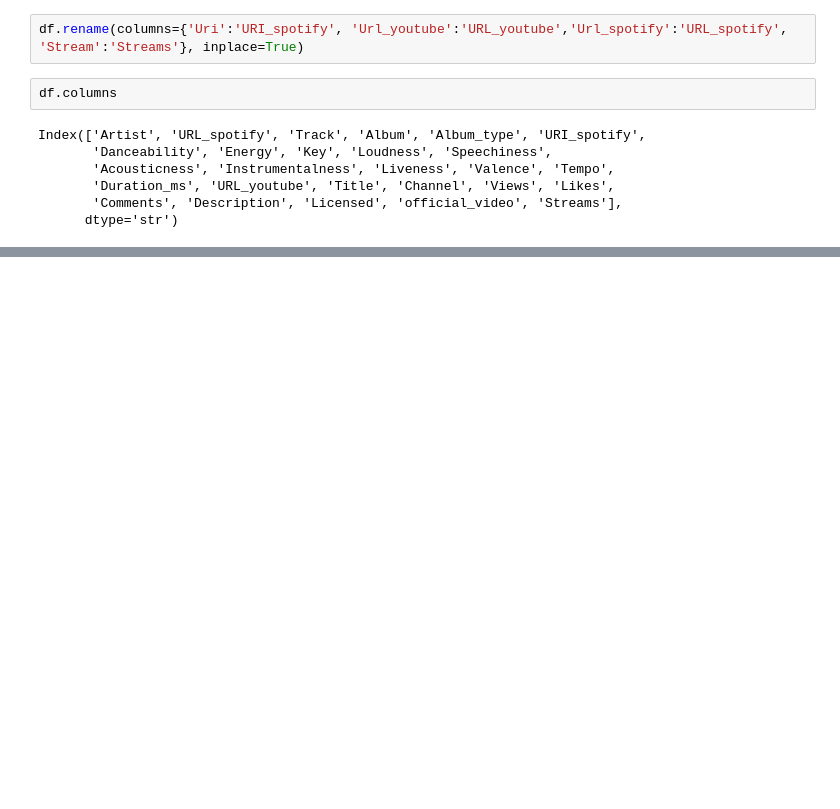
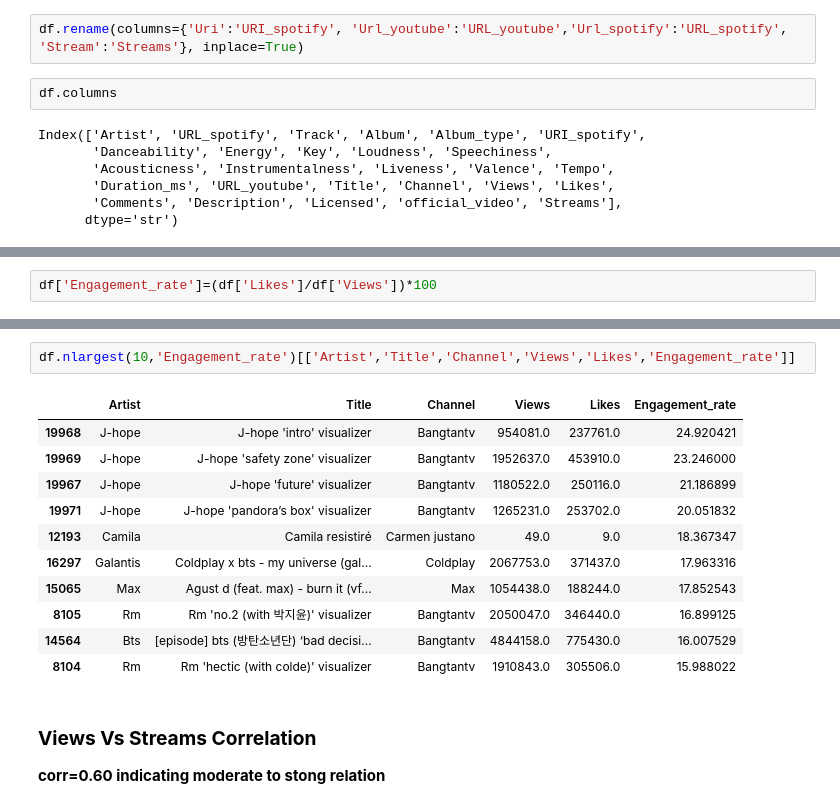
Before and after one commit to Ahadmoen/Spotify_vs_Youtube_EDA, a Jupyter notebook: Analysis/main.ipynb, the cells around one changed output, grey strips where cells are left out. Cells and saved outputs as stored; diff of their text form; blank space fills up the shorter version.

```diff
--- a/Analysis/main.ipynb
+++ b/Analysis/main.ipynb
@@ -280,0 +471,2 @@ df
+# %%
+df['Engagement_rate']=(df['Likes']/df['Views'])*100
@@ -280,0 +488,17 @@ df
+# %%
+df.nlargest(10,'Engagement_rate')[['Artist','Title','Channel','Views','Likes','Engagement_rate']]
+# %% [output]
+|  | Artist | Title | Channel | Views | Likes | Engagement_rate |
+| 19968 | J-hope | J-hope 'intro' visualizer | Bangtantv | 954081.0 | 237761.0 | 24.920421 |
+| 19969 | J-hope | J-hope 'safety zone' visualizer | Bangtantv | 1952637.0 | 453910.0 | 23.246000 |
+| 19967 | J-hope | J-hope 'future' visualizer | Bangtantv | 1180522.0 | 250116.0 | 21.186899 |
+| 19971 | J-hope | J-hope 'pandora’s box' visualizer | Bangtantv | 1265231.0 | 253702.0 | 20.051832 |
+| 12193 | Camila | Camila resistiré | Carmen justano | 49.0 | 9.0 | 18.367347 |
+| 16297 | Galantis | Coldplay x bts - my universe (gal... | Coldplay | 2067753.0 | 371437.0 | 17.963316 |
+| 15065 | Max | Agust d (feat. max) - burn it (vf... | Max | 1054438.0 | 188244.0 | 17.852543 |
+| 8105 | Rm | Rm 'no.2 (with 박지윤)' visualizer | Bangtantv | 2050047.0 | 346440.0 | 16.899125 |
+| 14564 | Bts | [episode] bts (방탄소년단) ‘bad decisi... | Bangtantv | 4844158.0 | 775430.0 | 16.007529 |
+| 8104 | Rm | Rm 'hectic (with colde)' visualizer | Bangtantv | 1910843.0 | 305506.0 | 15.988022 |
+# %% [markdown]
+### **Views Vs Streams Correlation**
+**corr=0.60 indicating moderate to stong relation**
```
Also changed, not shown: parts of 57 cells of this notebook.
